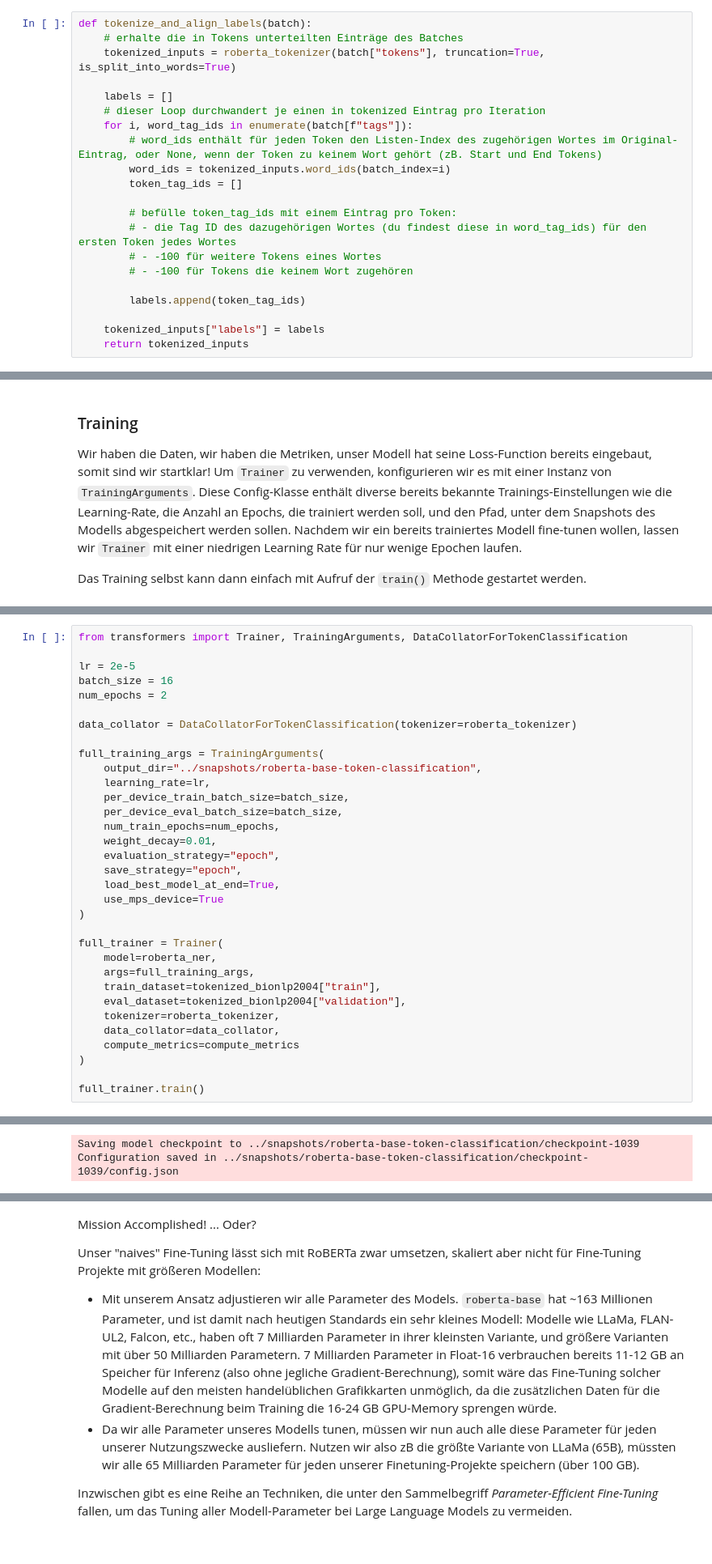
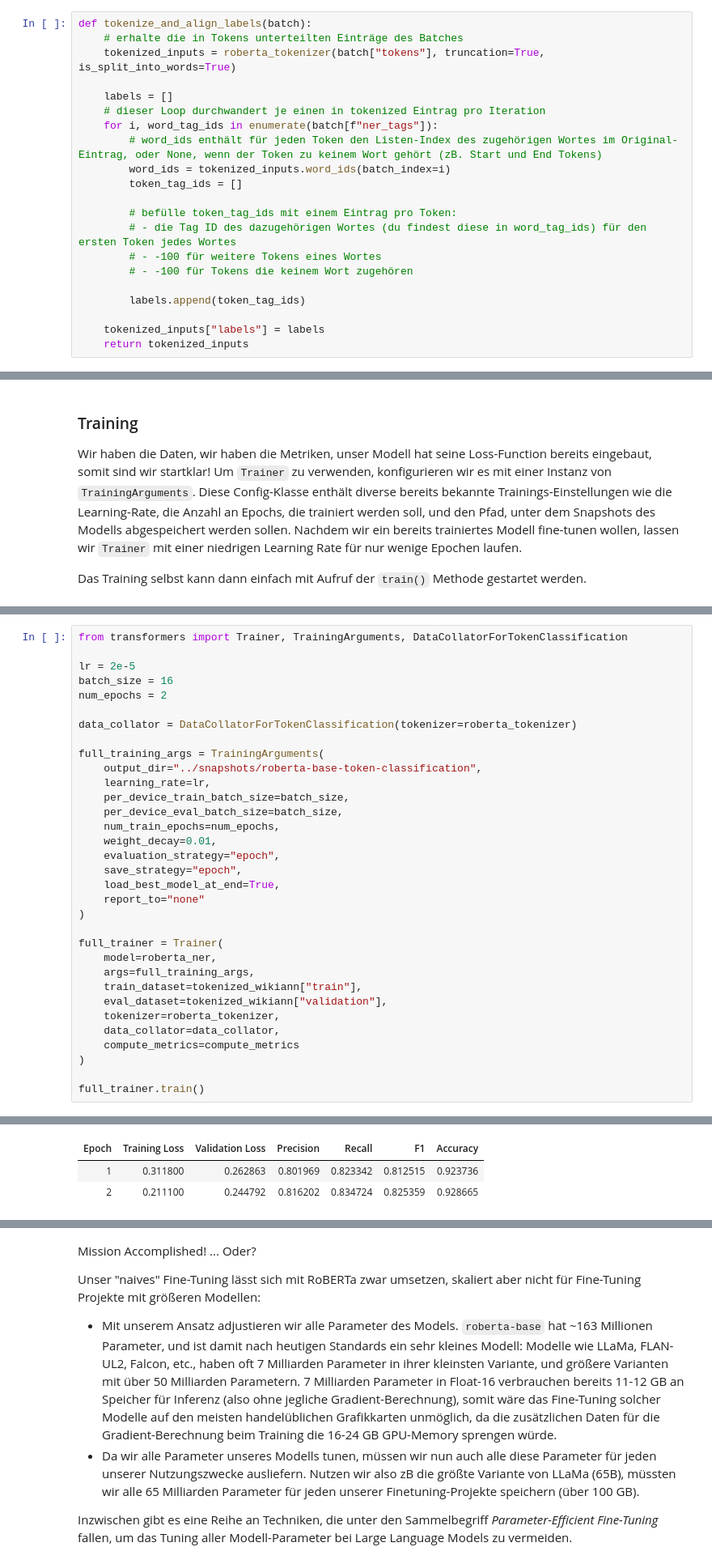
Before and after one commit to winnedatsch/ml-workshop, a Jupyter notebook: notebooks/day2_llm_finetuning.ipynb, the cells around one changed output, grey strips where cells are left out. Shown at 81% size. Drawn from its saved outputs; the diff is of its cells as text.

```diff
--- a/notebooks/day2_llm_finetuning.ipynb
+++ b/notebooks/day2_llm_finetuning.ipynb
@@ -225,7 +232,7 @@ def tokenize_and_align_labels(batch):
 
     labels = []
     # dieser Loop durchwandert je einen in tokenized Eintrag pro Iteration
-    for i, word_tag_ids in enumerate(batch[f"tags"]):
+    for i, word_tag_ids in enumerate(batch[f"ner_tags"]):
         # word_ids enthält für jeden Token den Listen-Index des zugehörigen Wortes im Original-Eintrag, oder None, wenn der Token zu keinem Wort gehört (zB. Start und End Tokens)
         word_ids = tokenized_inputs.word_ids(batch_index=i)
         token_tag_ids = []
@@ -352,14 +361,14 @@ full_training_args = TrainingArguments(
     evaluation_strategy="epoch",
     save_strategy="epoch",
     load_best_model_at_end=True,
-    use_mps_device=True
+    report_to="none"
 )
 
 full_trainer = Trainer(
     model=roberta_ner,
     args=full_training_args,
-    train_dataset=tokenized_bionlp2004["train"],
-    eval_dataset=tokenized_bionlp2004["validation"],
+    train_dataset=tokenized_wikiann["train"],
+    eval_dataset=tokenized_wikiann["validation"],
     tokenizer=roberta_tokenizer,
     data_collator=data_collator,
     compute_metrics=compute_metrics
@@ -382,0 +381,3 @@ The following columns in the training set don't have a corresponding argument in
+| Epoch | Training Loss | Validation Loss | Precision | Recall | F1 | Accuracy |
+| 1 | 0.311800 | 0.262863 | 0.801969 | 0.823342 | 0.812515 | 0.923736 |
+| 2 | 0.211100 | 0.244792 | 0.816202 | 0.834724 | 0.825359 | 0.928665 |
@@ -387,2 +384,0 @@ The following columns in the evaluation set don't have a corresponding argument
-Saving model checkpoint to ../snapshots/roberta-base-token-classification/checkpoint-1039
-Configuration saved in ../snapshots/roberta-base-token-classification/checkpoint-1039/config.json
```
Also changed, not shown: parts of 29 cells of this notebook.
